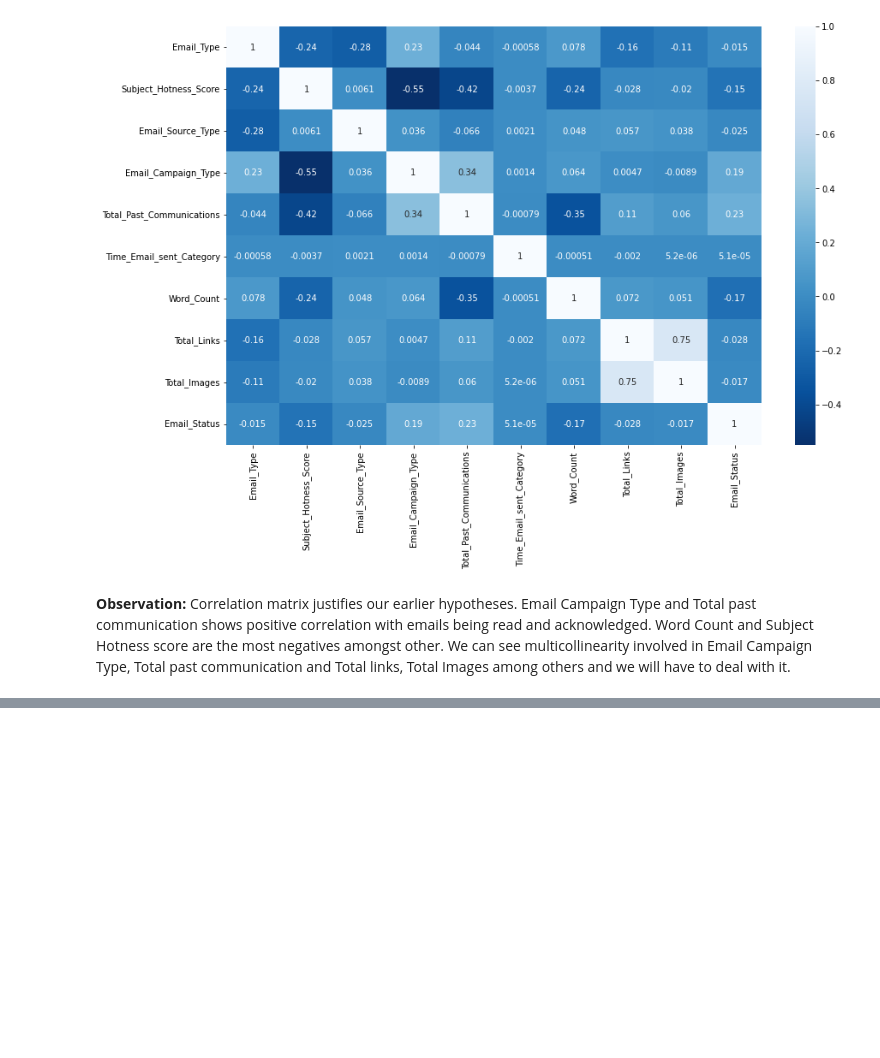
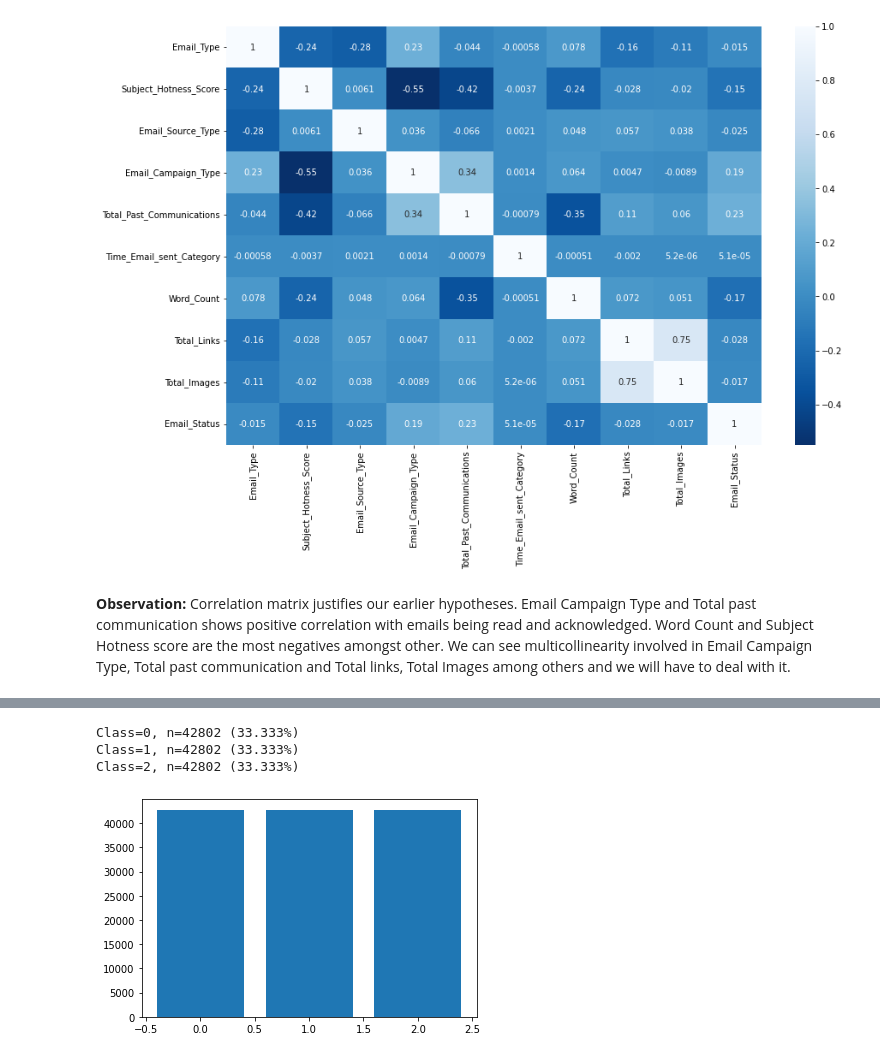
Before and after one commit to nishchay187/Capstone-Project---Email-Campaign-Effectiveness-Prediction, a Jupyter notebook: Email_Campaign_Effectiveness_Prediction_Nishchay_Kukreja.ipynb, the cells around one changed output, grey strips where cells are left out. Drawn from its saved outputs; the diff is of its cells as text; code cells hidden in the pictures; blank space fills up the shorter version.

```diff
--- a/Email_Campaign_Effectiveness_Prediction_Nishchay_Kukreja.ipynb
+++ b/Email_Campaign_Effectiveness_Prediction_Nishchay_Kukreja.ipynb
@@ -289,0 +603,8 @@ Word Count and Subject Hotness score are the most negatives amongst other. We ca
+# %%
+#visualization of resampled data
+resampled_data_visual(y_train_smote)
+# %% [output]
+Class=0, n=42802 (33.333%)
+Class=1, n=42802 (33.333%)
+Class=2, n=42802 (33.333%)
+[figure, added]
```
Also changed, not shown: parts of 52 cells of this notebook.
